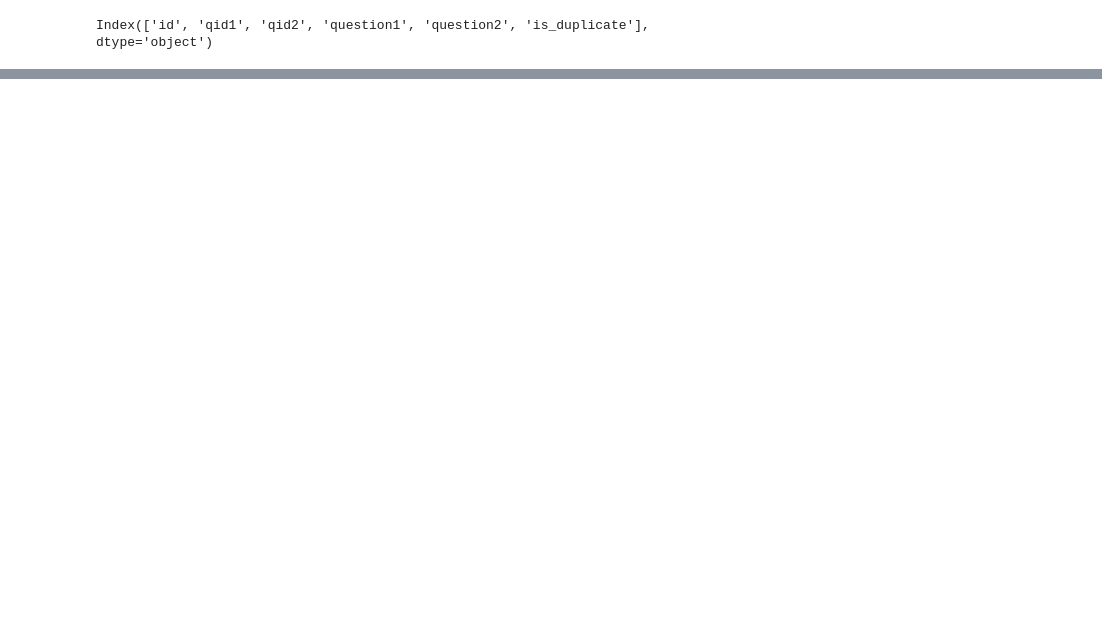
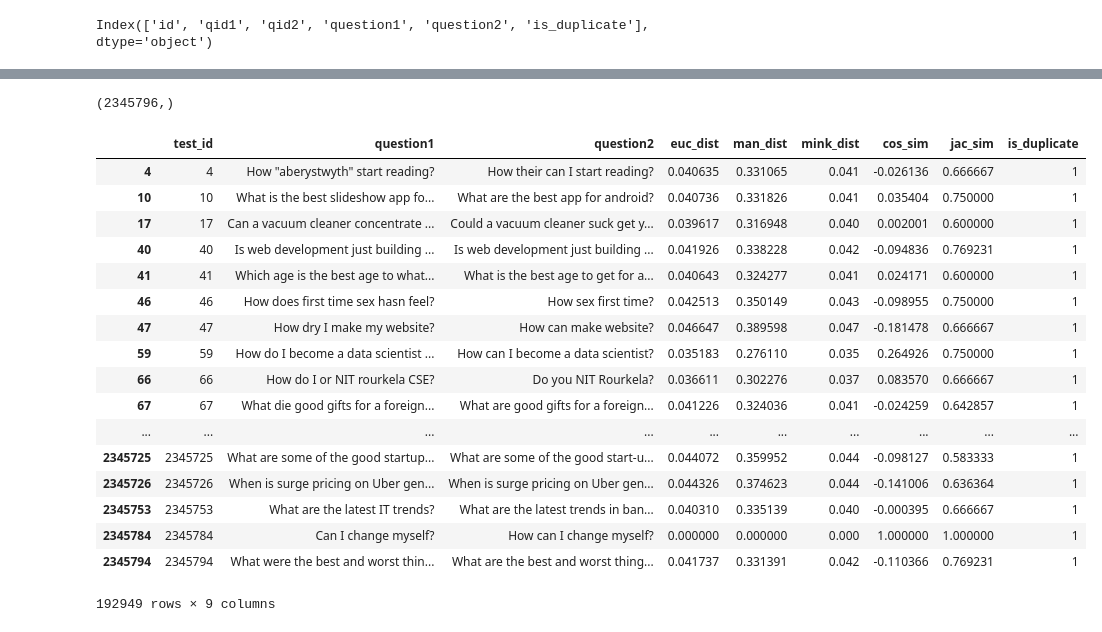
Before and after one commit to shrechak/kaggle, a Jupyter notebook: Untitled.ipynb, the cells around one changed output, grey strips where cells are left out. Saved outputs shown, nothing was run; the diff lists cells and outputs as text; code cells hidden in the pictures; blank space fills up the shorter version.

```diff
--- a/Untitled.ipynb
+++ b/Untitled.ipynb
@@ -159,0 +188,34 @@ euclidean_distance(v1, v2)
+# %%
+import math, numpy as np
+euc_dist_res = []
+man_dist_res = []
+mink_dist_res = []
+cos_sim_res = []
+jac_sim_res = []
+
+for index, row in resultdf.iterrows():
+    sent1 = row.question1
+    sent2 = row.question2
+    if type(sent1) == float:
+        sent1 = "sample"
+    if type(sent2) == float:
+        sent2 = "the"
+    words1 = list(filter(lambda x: x.isalnum() and x not in stop, nltk.word_tokenize(sent1.lower())))
+    words2 = list(filter(lambda x: x.isalnum() and x not in stop, nltk.word_tokenize(sent2.lower())))
+    cos_sim_res.append(model2.docvecs.similarity_unseen_docs(model2, words1, words2))
+    v1 = model2.infer_vector(words1)
+    v2 = model2.infer_vector(words2)
+    euc_dist_res.append(euclidean_distance(v1, v2))
+    man_dist_res.append(manhattan_distance(v1, v2))
+    mink_dist_res.append(minkowski_distance(v1, v2, 2))
+    if len(set(words1).union(words2)) > 0:
+        jac = len(set(words1).intersection(words2))/len(set(words1).union(words2))
+    else:
+        jac = 0
+    jac_sim_res.append(jac)
+
+resultdf['euc_dist'] = euc_dist_res
+resultdf['man_dist'] = man_dist_res
+resultdf['mink_dist'] = mink_dist_res
+resultdf['cos_sim'] = cos_sim_res
+resultdf['jac_sim'] = jac_sim_res
@@ -159,0 +238,10 @@ euclidean_distance(v1, v2)
+# %%
+rX = resultdf[['euc_dist', 'man_dist', 'mink_dist', 'cos_sim', 'jac_sim']]
+# %%
+result_predict = logistic.predict(rX)
+# %%
+result_predict.shape
+# %% [output]
+(2345796,)
+# %%
+resultdf['is_duplicate'] = result_predict
@@ -159,0 +252,21 @@ euclidean_distance(v1, v2)
+# %%
+resultdf[resultdf.is_duplicate == 1]
+# %% [output]
+|  | test_id | question1 | question2 | euc_dist | man_dist | mink_dist | cos_sim | jac_sim | is_duplicate |
+| 4 | 4 | How "aberystwyth" start reading? | How their can I start reading? | 0.040635 | 0.331065 | 0.041 | -0.026136 | 0.666667 | 1 |
+| 10 | 10 | What is the best slideshow app fo... | What are the best app for android? | 0.040736 | 0.331826 | 0.041 | 0.035404 | 0.750000 | 1 |
+| 17 | 17 | Can a vacuum cleaner concentrate ... | Could a vacuum cleaner suck get y... | 0.039617 | 0.316948 | 0.040 | 0.002001 | 0.600000 | 1 |
+| 40 | 40 | Is web development just building ... | Is web development just building ... | 0.041926 | 0.338228 | 0.042 | -0.094836 | 0.769231 | 1 |
+| 41 | 41 | Which age is the best age to what... | What is the best age to get for a... | 0.040643 | 0.324277 | 0.041 | 0.024171 | 0.600000 | 1 |
+| 46 | 46 | How does first time sex hasn feel? | How sex first time? | 0.042513 | 0.350149 | 0.043 | -0.098955 | 0.750000 | 1 |
+| 47 | 47 | How dry I make my website? | How can make website? | 0.046647 | 0.389598 | 0.047 | -0.181478 | 0.666667 | 1 |
+| 59 | 59 | How do I become a data scientist ... | How can I become a data scientist? | 0.035183 | 0.276110 | 0.035 | 0.264926 | 0.750000 | 1 |
+| 66 | 66 | How do I or NIT rourkela CSE? | Do you NIT Rourkela? | 0.036611 | 0.302276 | 0.037 | 0.083570 | 0.666667 | 1 |
+| 67 | 67 | What die good gifts for a foreign... | What are good gifts for a foreign... | 0.041226 | 0.324036 | 0.041 | -0.024259 | 0.642857 | 1 |
+| ... | ... | ... | ... | ... | ... | ... | ... | ... | ... |
+| 2345725 | 2345725 | What are some of the good startup... | What are some of the good start-u... | 0.044072 | 0.359952 | 0.044 | -0.098127 | 0.583333 | 1 |
+| 2345726 | 2345726 | When is surge pricing on Uber gen... | When is surge pricing on Uber gen... | 0.044326 | 0.374623 | 0.044 | -0.141006 | 0.636364 | 1 |
+| 2345753 | 2345753 | What are the latest IT trends? | What are the latest trends in ban... | 0.040310 | 0.335139 | 0.040 | -0.000395 | 0.666667 | 1 |
+| 2345784 | 2345784 | Can I change myself? | How can I change myself? | 0.000000 | 0.000000 | 0.000 | 1.000000 | 1.000000 | 1 |
+| 2345794 | 2345794 | What were the best and worst thin... | What are the best and worst thing... | 0.041737 | 0.331391 | 0.042 | -0.110366 | 0.769231 | 1 |
+192949 rows × 9 columns
```
Also changed, not shown: parts of 25 cells of this notebook, 1 other file.
